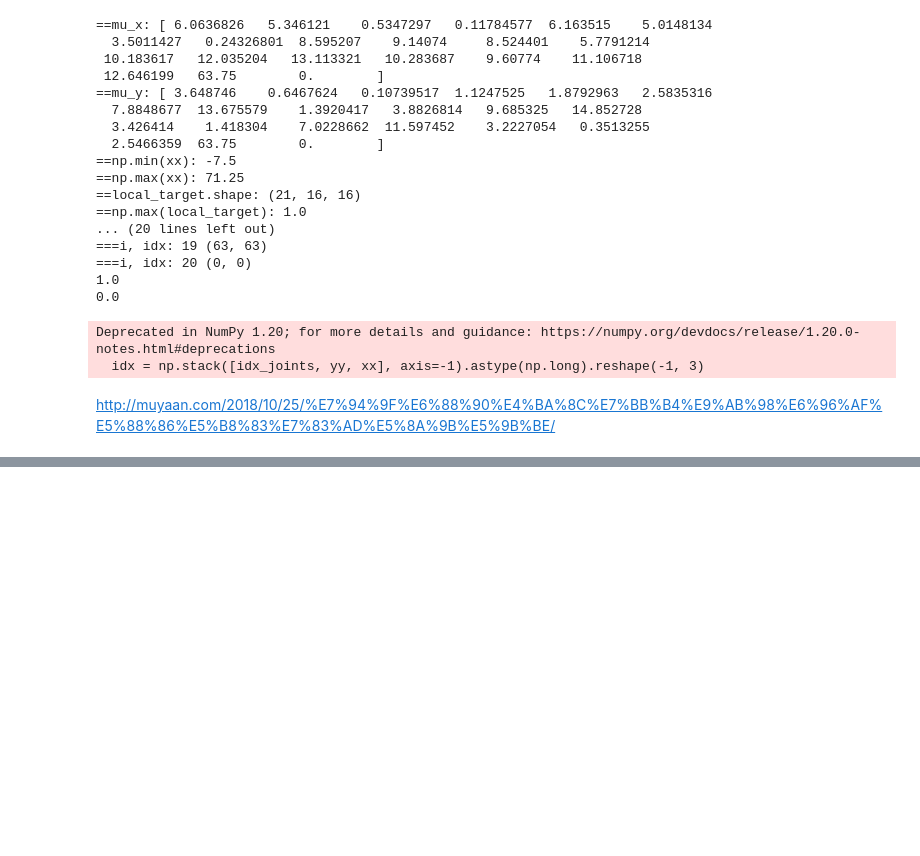
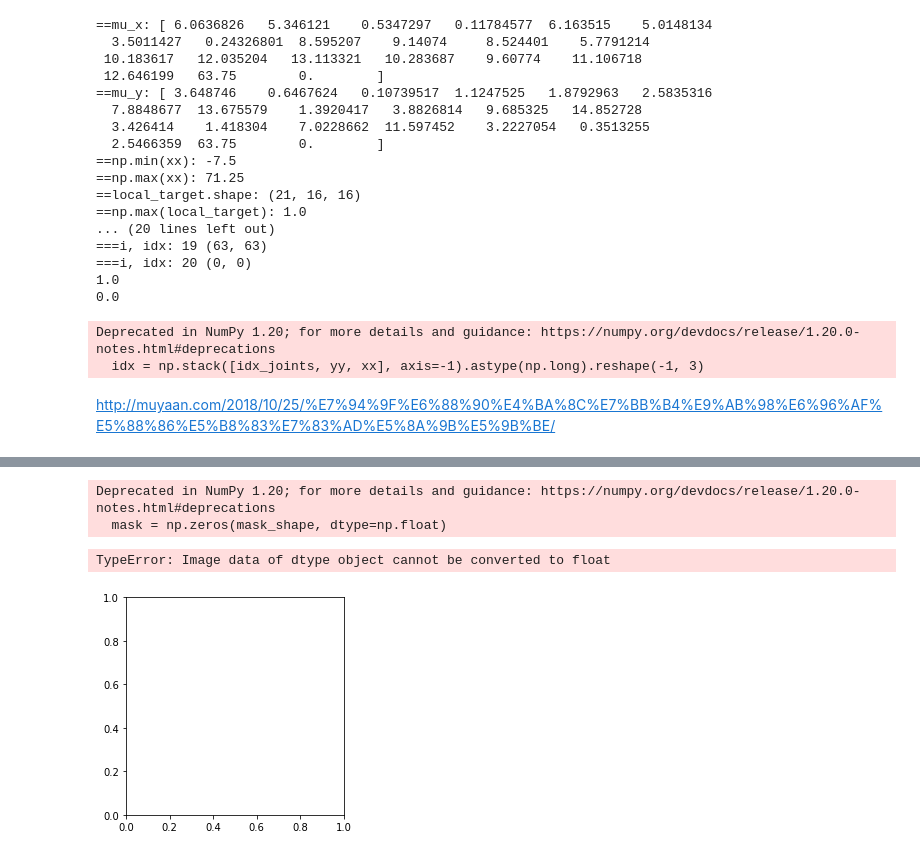
Before and after one commit to bxdai/my-python, a Jupyter notebook: test-heatmap.ipynb, the cells around one changed output, grey strips where cells are left out. Drawn from its saved outputs; the diff is of its cells as text; code cells hidden in the pictures; blank space fills up the shorter version.

```diff
--- a/test-heatmap.ipynb
+++ b/test-heatmap.ipynb
@@ -176,0 +205,39 @@ plt.show()
+# %%
+import numpy as np
+from itertools import product
+from matplotlib import pyplot as plt
+def gaussianHeatmap(sigma, dim: int = 2, nsigma: int = 3):
+    if nsigma <= 2:
+        print('[Warning]: nsigma={} is recommended to be greater than 2'.format(nsigma))
+    radius = round(nsigma*sigma)
+    center = tuple([radius for i in range(dim)])
+    mask_shape = tuple([2*radius for i in range(dim)])
+    mask = np.zeros(mask_shape, dtype=np.float)
+    sig2 = sigma**2
+    coef = sigma*np.sqrt(2*np.pi)
+    for p in product(*[range(i) for i in mask_shape]):
+        d2 = sum((i-j)**2 for i, j in zip(center, p))
+        mask[p] = np.exp(-d2/sig2/2)/coef
+    mask = (mask-mask.min())/(mask.max()-mask.min()) # necessary?, yes, the output heatmap is processed with sigmoid
+
+    def genHeatmap(point, shape):
+        ret = np.zeros(shape, dtype=np.float)
+        bboxs = [(max(0, point[ax]-radius), min(shape[ax], point[ax]+radius))
+                 for ax in range(dim)]
+        img_sls = tuple([slice(i, j) for i, j in bboxs])
+        mask_begins = [max(0, radius-point[ax]) for ax in range(dim)]
+        mask_sls = tuple([slice(beg, beg+j-i)
+                          for beg, (i, j) in zip(mask_begins, bboxs)])
+        ret[img_sls] = mask[mask_sls]
+        return ret
+    return genHeatmap
+# %%
+dim = 2
+heatmap = gaussianHeatmap(sigma = 10,dim = dim)
+plt.imshow(heatmap)
+plt.show()
+# %% [output]
+Deprecated in NumPy 1.20; for more details and guidance: https://numpy.org/devdocs/release/1.20.0-notes.html#deprecations
+  mask = np.zeros(mask_shape, dtype=np.float)
+TypeError: Image data of dtype object cannot be converted to float
+[figure, added]
```
Also changed, not shown: parts of 4 cells of this notebook.
